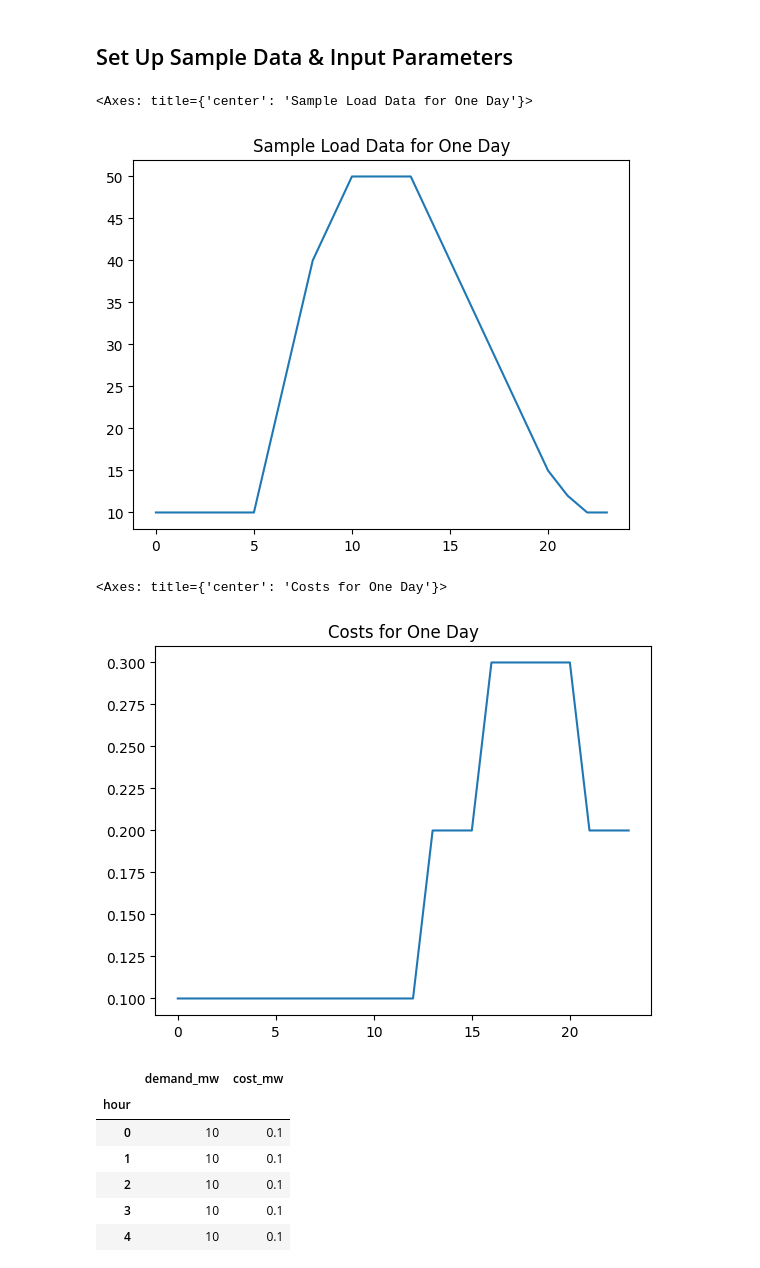
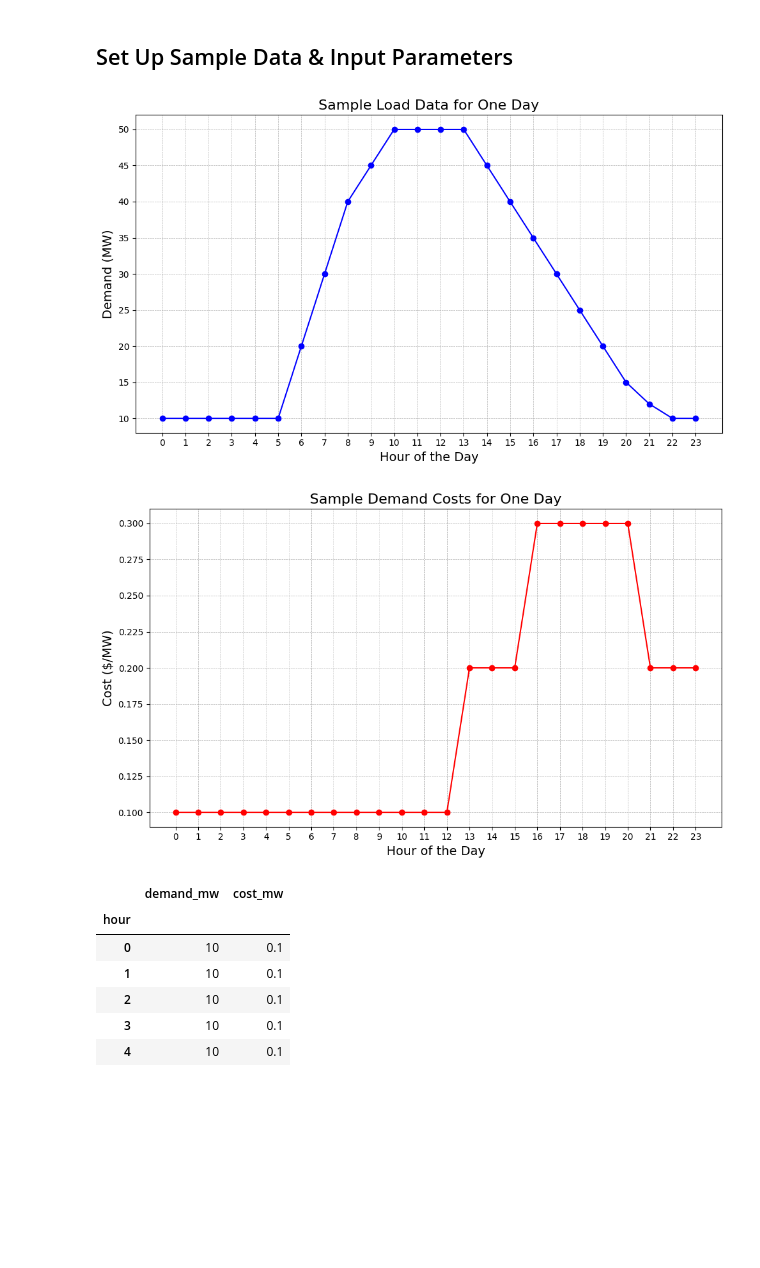
Before and after one commit to zoemcbride/energy-data-lab, a Jupyter notebook: optimization_problems_ess_simulation.ipynb, the cells around one changed output. Cells and saved outputs as stored; diff of their text form; code cells hidden in the pictures; blank space fills up the shorter version.

```diff
--- a/optimization_problems_ess_simulation.ipynb
+++ b/optimization_problems_ess_simulation.ipynb
@@ -25,23 +25,35 @@ Skills Tested: Understanding of energy storage systems, simulation skills, basic
 # %%
 # Sample hourly load profile data in MW
 load_data = {
     'hour': range(24),
     'demand_mw': [
         10, 10, 10, 10, 10, 10,  # 00:00 - 05:00 Low demand
         20, 30, 40, 45, 50, 50,  # 06:00 - 11:00 Increasing demand
         50, 50, 45, 40, 35, 30,  # 12:00 - 17:00 High demand
         25, 20, 15, 12, 10, 10   # 18:00 - 23:00 Decreasing demand
     ]
 }
 
 # Create a DataFrame
 load_profile_df = pd.DataFrame(load_data)
 
 # Display the DataFrame
-load_profile_df['demand_mw'].plot(title="Sample Load Data for One Day")
+#load_profile_df['demand_mw'].plot(title="Sample Load Data for One Day (MW)")
+
+# Plotting
+plt.figure(figsize=(10, 6))
+plt.plot(load_profile_df['hour'], load_profile_df['demand_mw'], marker='o', linestyle='-', color='blue')
+plt.title("Sample Load Data for One Day", fontsize=16)
+plt.xlabel("Hour of the Day", fontsize=14)
+plt.ylabel("Demand (MW)", fontsize=14)
+plt.xticks(range(0, 24, 1))
+plt.grid(True, which='both', linestyle='--', linewidth=0.5)
+plt.tight_layout()
+
+# Show the plot
+plt.show()
 # %% [output]
-<Axes: title={'center': 'Sample Load Data for One Day'}>
-[figure, old version]
+[figure, new version]
 # %%
 # Sample hourly energy cost data in $/MW
 # Highest costs, the "peak period", is from 16:00-21:00
@@ -60,10 +72,22 @@ cost_data = {
 cost_profile_df = pd.DataFrame(cost_data)
 
 # Display the DataFrame
-cost_profile_df['cost_mw'].plot(title="Costs for One Day")
+#cost_profile_df['cost_mw'].plot(title="Costs for One Day")
+
+# Plotting
+plt.figure(figsize=(10, 6))
+plt.plot(cost_profile_df['hour'], cost_profile_df['cost_mw'], marker='o', linestyle='-', color='red')
+plt.title("Sample Demand Costs for One Day", fontsize=16)
+plt.xlabel("Hour of the Day", fontsize=14)
+plt.ylabel("Cost ($/MW)", fontsize=14)
+plt.xticks(range(0, 24, 1))
+plt.grid(True, which='both', linestyle='--', linewidth=0.5)
+plt.tight_layout()
+
+# Show the plot
+plt.show()
 # %% [output]
-<Axes: title={'center': 'Costs for One Day'}>
-[figure, old version]
+[figure, new version]
 # %%
 # Combine load and cost dataframes
 load_cost = load_profile_df.copy()
```
Also changed, not shown: parts of 1 cell of this notebook, 2 other files.
